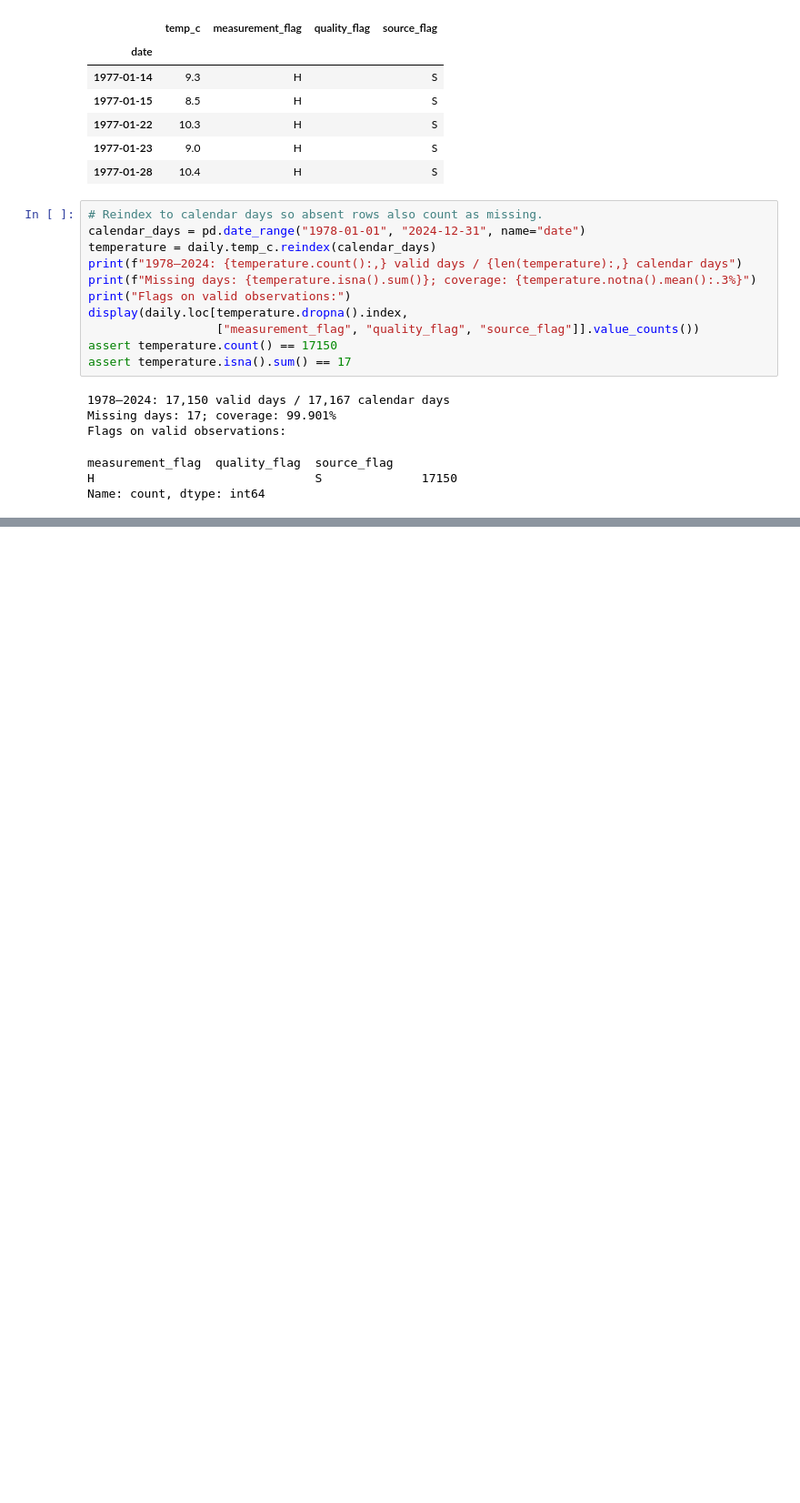
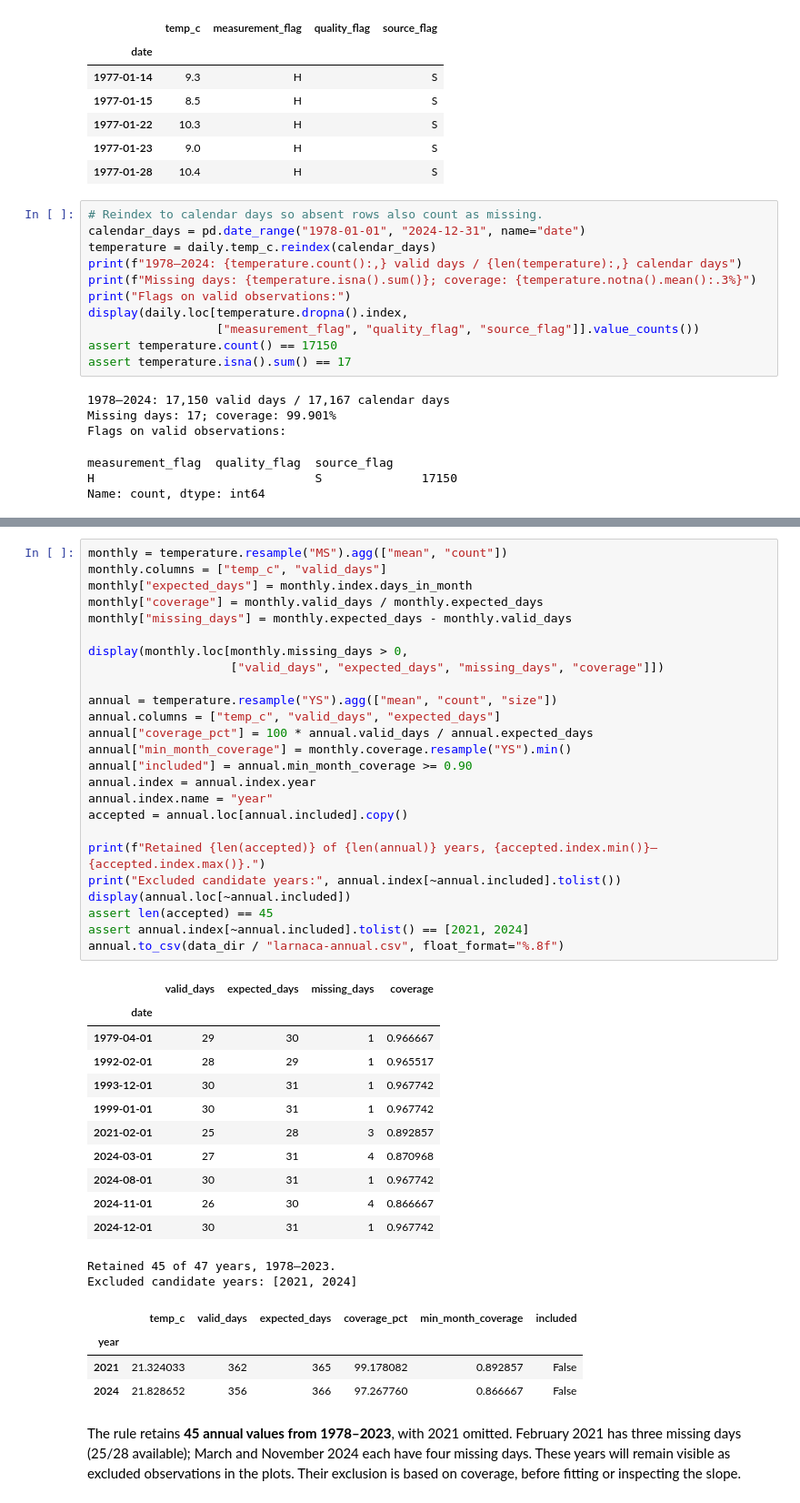
Before and after one commit to rileythejones/01-climate-fall-template, a Jupyter notebook: 06-cyprus-temperature.ipynb, the cells around one changed output, grey strips where cells are left out. Shown at 91% size. Drawn from its saved outputs; the diff is of its cells as text; blank space fills up the shorter version.

Commit message:
check missing data

```diff
--- a/06-cyprus-temperature.ipynb
+++ b/06-cyprus-temperature.ipynb
@@ -87,0 +96,45 @@ Name: count, dtype: int64
+# %%
+monthly = temperature.resample("MS").agg(["mean", "count"])
+monthly.columns = ["temp_c", "valid_days"]
+monthly["expected_days"] = monthly.index.days_in_month
+monthly["coverage"] = monthly.valid_days / monthly.expected_days
+monthly["missing_days"] = monthly.expected_days - monthly.valid_days
+
+display(monthly.loc[monthly.missing_days > 0,
+                    ["valid_days", "expected_days", "missing_days", "coverage"]])
+
+annual = temperature.resample("YS").agg(["mean", "count", "size"])
+annual.columns = ["temp_c", "valid_days", "expected_days"]
+annual["coverage_pct"] = 100 * annual.valid_days / annual.expected_days
+annual["min_month_coverage"] = monthly.coverage.resample("YS").min()
+annual["included"] = annual.min_month_coverage >= 0.90
+annual.index = annual.index.year
+annual.index.name = "year"
+accepted = annual.loc[annual.included].copy()
+
+print(f"Retained {len(accepted)} of {len(annual)} years, {accepted.index.min()}–{accepted.index.max()}.")
+print("Excluded candidate years:", annual.index[~annual.included].tolist())
+display(annual.loc[~annual.included])
+assert len(accepted) == 45
+assert annual.index[~annual.included].tolist() == [2021, 2024]
+annual.to_csv(data_dir / "larnaca-annual.csv", float_format="%.8f")
+# %% [output]
+|  | valid_days | expected_days | missing_days | coverage |
+| date |  |  |  |  |
+| 1979-04-01 | 29 | 30 | 1 | 0.966667 |
+| 1992-02-01 | 28 | 29 | 1 | 0.965517 |
+| 1993-12-01 | 30 | 31 | 1 | 0.967742 |
+| 1999-01-01 | 30 | 31 | 1 | 0.967742 |
+| 2021-02-01 | 25 | 28 | 3 | 0.892857 |
+| 2024-03-01 | 27 | 31 | 4 | 0.870968 |
+| 2024-08-01 | 30 | 31 | 1 | 0.967742 |
+| 2024-11-01 | 26 | 30 | 4 | 0.866667 |
+| 2024-12-01 | 30 | 31 | 1 | 0.967742 |
+Retained 45 of 47 years, 1978–2023.
+Excluded candidate years: [2021, 2024]
+|  | temp_c | valid_days | expected_days | coverage_pct | min_month_coverage | included |
+| year |  |  |  |  |  |  |
+| 2021 | 21.324033 | 362 | 365 | 99.178082 | 0.892857 | False |
+| 2024 | 21.828652 | 356 | 366 | 97.267760 | 0.866667 | False |
+# %% [markdown]
+The rule retains **45 annual values from 1978–2023**, with 2021 omitted. February 2021 has three missing days (25/28 available); March and November 2024 each have four missing days. These years will remain visible as excluded observations in the plots. Their exclusion is based on coverage, before fitting or inspecting the slope.
```
Also changed, not shown: parts of 1 cell of this notebook, 1 other file.
